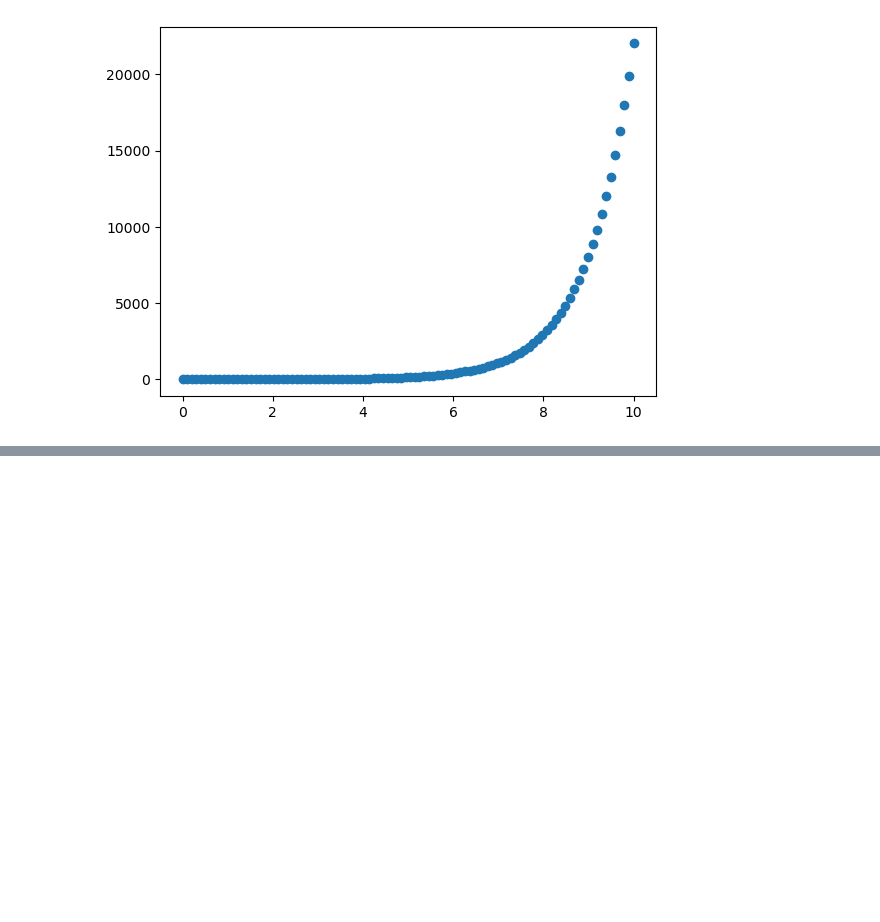
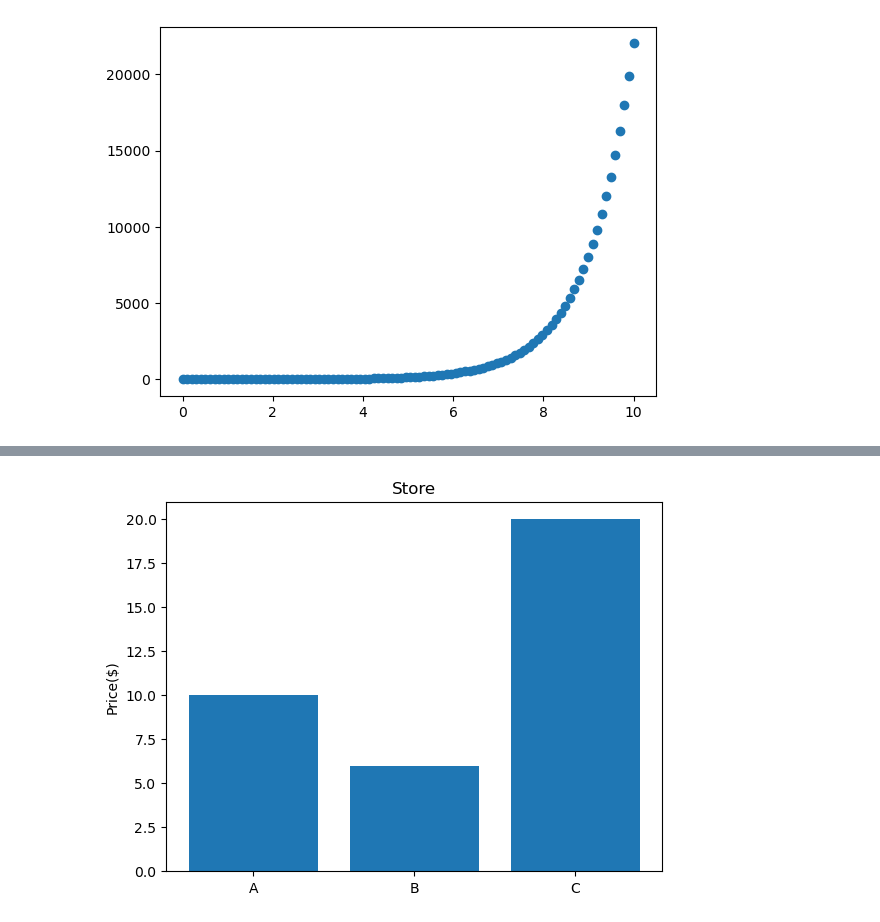
Before and after one commit to Asmit-Dhakal/Machine_Learning, a Jupyter notebook: Introduction to matplotlib library.ipynb, the cells around one changed output, grey strips where cells are left out. Cells and saved outputs as stored; diff of their text form; code cells hidden in the pictures; blank space fills up the shorter version.

```diff
--- a/Introduction to matplotlib library.ipynb
+++ b/Introduction to matplotlib library.ipynb
@@ -94,0 +95,11 @@ ax.scatter(x,np.exp(x));
+# %%
+# Make a plot from dictionary
+Nut={"A":10,
+     "B":6,
+     "C":20
+    }
+fig,ax=plt.subplots()
+ax.bar(Nut.keys(),Nut.values())
+ax.set(title="Store",ylabel="Price($)");
+# %% [output]
+[figure, added]
```
Also changed, not shown: parts of 4 cells of this notebook.
